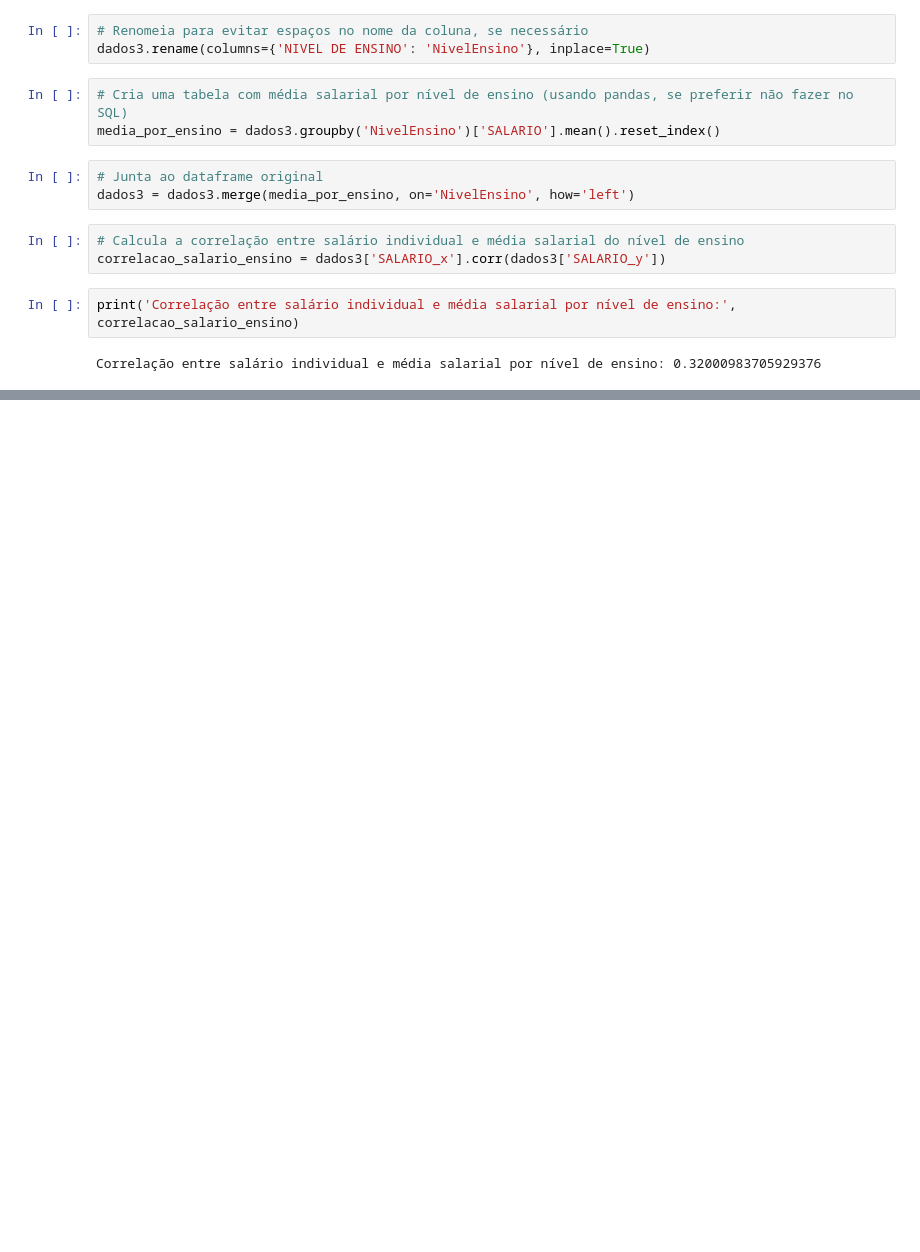
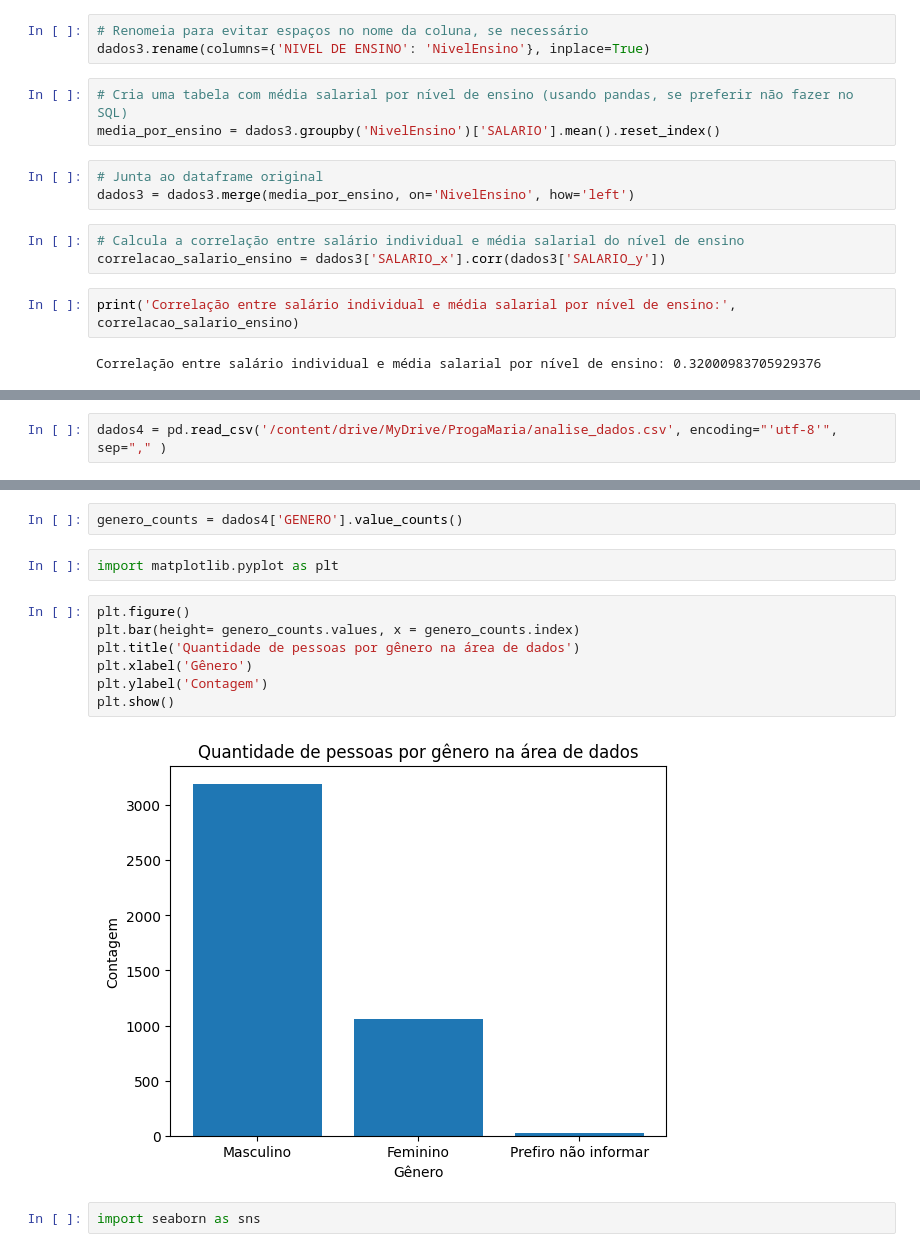
Before and after one commit to Eliane-orlandin/PrograMaria, a Jupyter notebook: aulas/analise_dados_colab.ipynb, the cells around one changed output, grey strips where cells are left out. Cells and saved outputs as stored; diff of their text form; blank space fills up the shorter version.

```diff
--- a/aulas/analise_dados_colab.ipynb
+++ b/aulas/analise_dados_colab.ipynb
@@ -1436,0 +1441,2 @@ Correlação entre salário individual e média salarial por nível de ensino: 0
+# %%
+dados4 = pd.read_csv('/content/drive/MyDrive/ProgaMaria/analise_dados.csv', encoding="'utf-8'", sep="," )
@@ -1436,0 +1453,15 @@ Correlação entre salário individual e média salarial por nível de ensino: 0
+# %%
+genero_counts = dados4['GENERO'].value_counts()
+# %%
+import matplotlib.pyplot as plt
+# %%
+plt.figure()
+plt.bar(height= genero_counts.values, x = genero_counts.index)
+plt.title('Quantidade de pessoas por gênero na área de dados')
+plt.xlabel('Gênero')
+plt.ylabel('Contagem')
+plt.show()
+# %% [output]
+[figure, added]
+# %%
+import seaborn as sns
```
Also changed, not shown: parts of 10 cells of this notebook.
